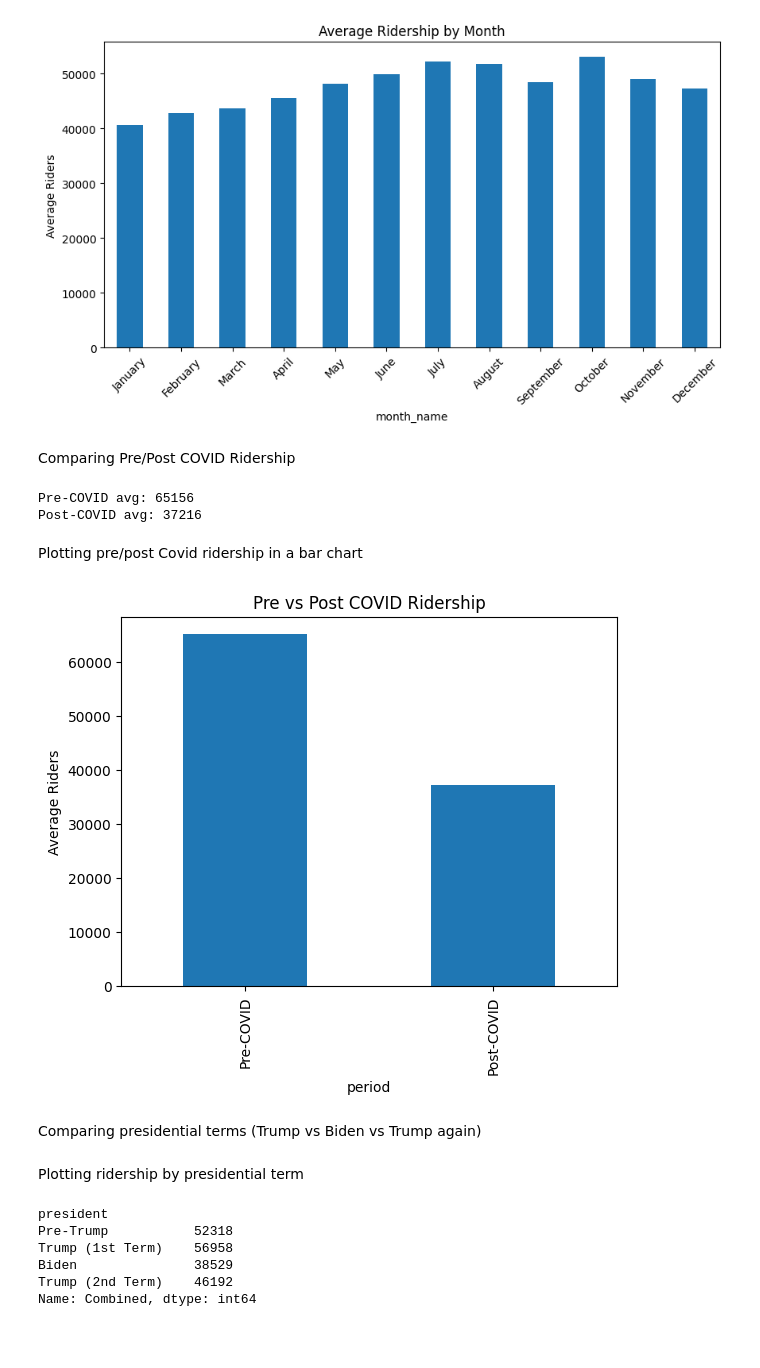
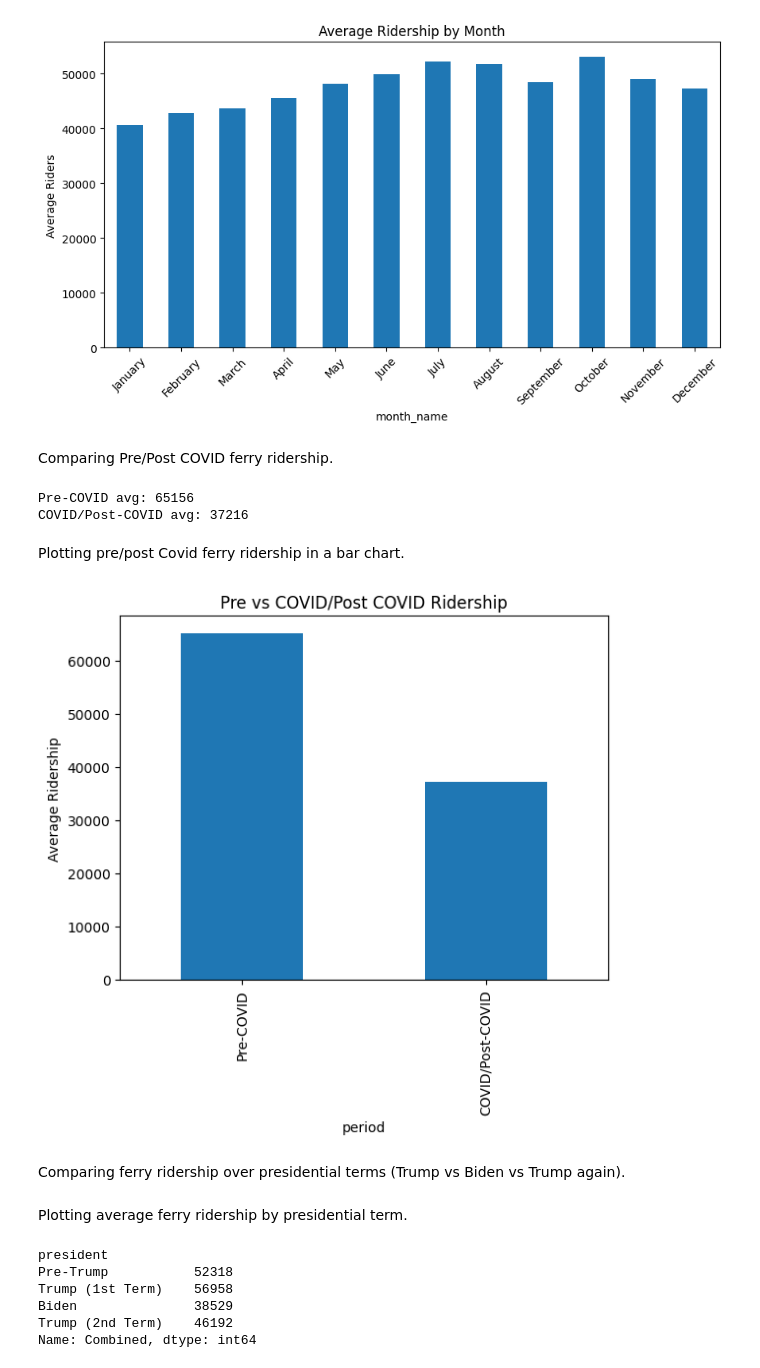
Before and after one commit to SLucy0/Data_Analytics, a Jupyter notebook: Capstone.ipynb, the cells around one changed output. Drawn from its saved outputs; the diff is of its cells as text; code cells hidden in the pictures; blank space fills up the shorter version.

```diff
--- a/Capstone.ipynb
+++ b/Capstone.ipynb
@@ -374,39 +412,40 @@ December     47322
 Name: Combined, dtype: int64
 [figure]
 # %% [markdown]
-Comparing Pre/Post COVID Ridership
+Comparing Pre/Post COVID ferry ridership.
 # %%
 covid_start = '2020-03-01'
 
 pre_covid = combined_df[combined_df['Date'] < covid_start]
-post_covid = combined_df[combined_df['Date'] >= covid_start]
+covid_post_covid = combined_df[combined_df['Date'] >= covid_start]
 
 print("Pre-COVID avg:", pre_covid['Combined'].mean().round(0).astype(int))
-print("Post-COVID avg:", post_covid['Combined'].mean().round(0).astype(int))
+print("COVID/Post-COVID avg:", covid_post_covid['Combined'].mean().round(0).astype(int))
 # %% [output]
 Pre-COVID avg: 65156
-Post-COVID avg: 37216
+COVID/Post-COVID avg: 37216
 # %% [markdown]
-Plotting pre/post Covid ridership in a bar chart
+Plotting pre/post Covid ferry ridership in a bar chart.
 # %%
+# Create a function to create a Pre-Covid column and a COVID/Post COVID Column
 combined_df['period'] = combined_df['Date'].apply(
-    lambda x: 'Pre-COVID' if x < pd.to_datetime(covid_start) else 'Post-COVID'
+    lambda x: 'Pre-COVID' if x < pd.to_datetime(covid_start) else 'COVID/Post-COVID'
 )
 
 # Define the chronological order for the 'period' column
-period_order = ['Pre-COVID', 'Post-COVID']
+period_order = ['Pre-COVID', 'COVID/Post-COVID']
 
 # Convert the 'period' column to a categorical type with the specified order
 combined_df['period'] = pd.Categorical(combined_df['period'], categories=period_order, ordered=True)
 
 combined_df.groupby('period', observed=False)['Combined'].mean().plot(kind='bar')
-plt.title('Pre vs Post COVID Ridership')
-plt.ylabel('Average Riders')
+plt.title('Pre vs COVID/Post COVID Ridership')
+plt.ylabel('Average Ridership')
 plt.show()
 # %% [output]
-[figure, old version]
+[figure, new version]
 # %% [markdown]
-Comparing presidential terms (Trump vs Biden vs Trump again)
+Comparing ferry ridership over presidential terms (Trump vs Biden vs Trump again).
 # %%
 #Defining time periods by presidential terms
 def label_president(date):
@@ -421,7 +460,7 @@ def label_president(date):
 
 combined_df['president'] = combined_df['Date'].apply(label_president)
 # %% [markdown]
-Plotting ridership by presidential term
+Plotting average ferry ridership by presidential term.
 # %%
 pres_summary = combined_df.groupby('president')['Combined'].mean()
 
```
Also changed, not shown: parts of 17 cells of this notebook.
